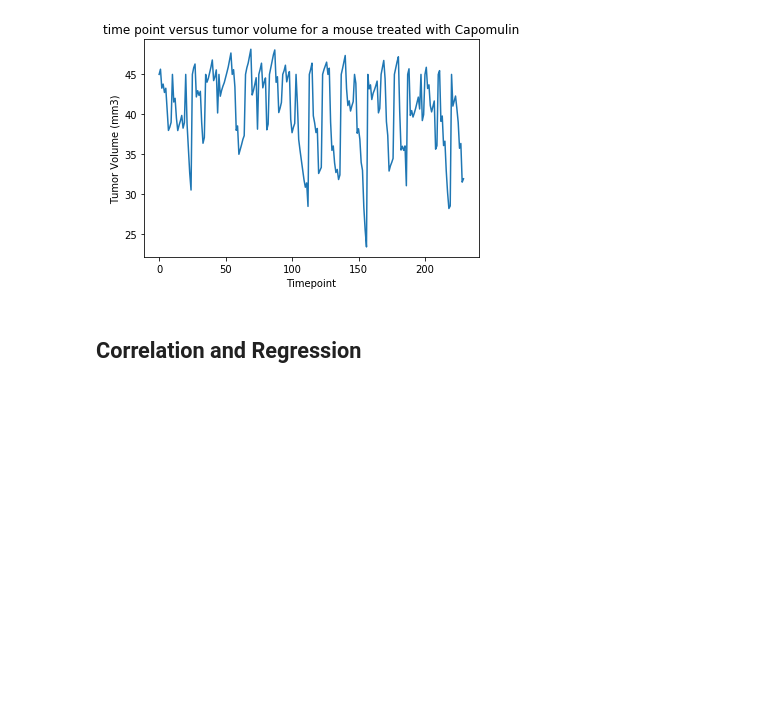
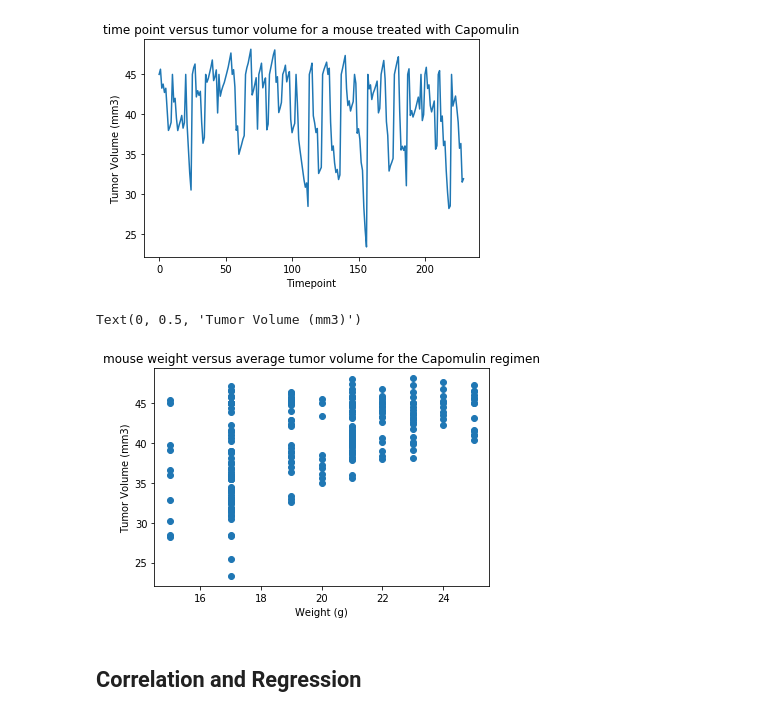
Before and after one commit to dsc55704973/matplotlib-challenge, a Jupyter notebook: pymaceuticals_starter.ipynb, the cells around one changed output. Drawn from its saved outputs; the diff is of its cells as text; code cells hidden in the pictures; blank space fills up the shorter version.

```diff
--- a/pymaceuticals_starter.ipynb
+++ b/pymaceuticals_starter.ipynb
@@ -312,6 +291,14 @@ Text(0, 0.5, 'Tumor Volume (mm3)')
 [figure]
 # %%
 # Generate a scatter plot of mouse weight versus average tumor volume for the Capomulin regimen
+capolmulin
+plt.scatter(capolmulin.iloc[:,5],capolmulin.iloc[:,7])
+plt.title("mouse weight versus average tumor volume for the Capomulin regimen")
+plt.xlabel("Weight (g)")
+plt.ylabel("Tumor Volume (mm3)")
+# %% [output]
+Text(0, 0.5, 'Tumor Volume (mm3)')
+[figure, added]
 # %% [markdown]
 ## Correlation and Regression
 # %%
```
Also changed, not shown: parts of 5 cells of this notebook.
